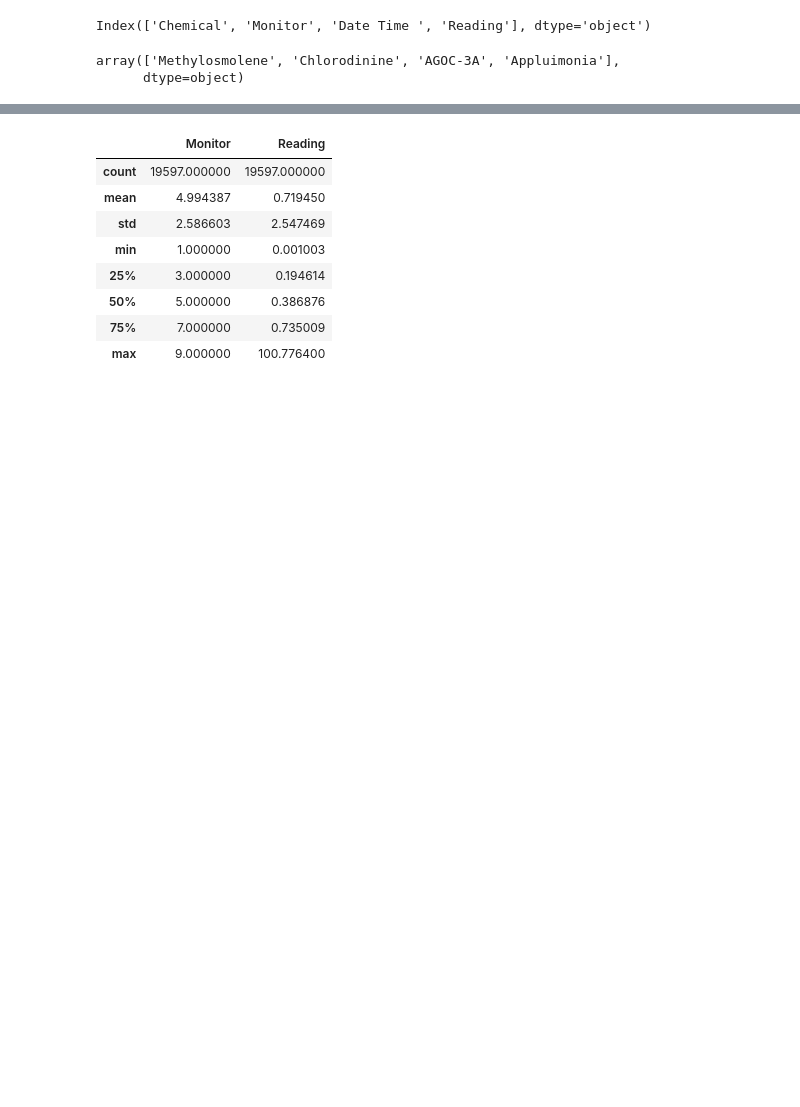
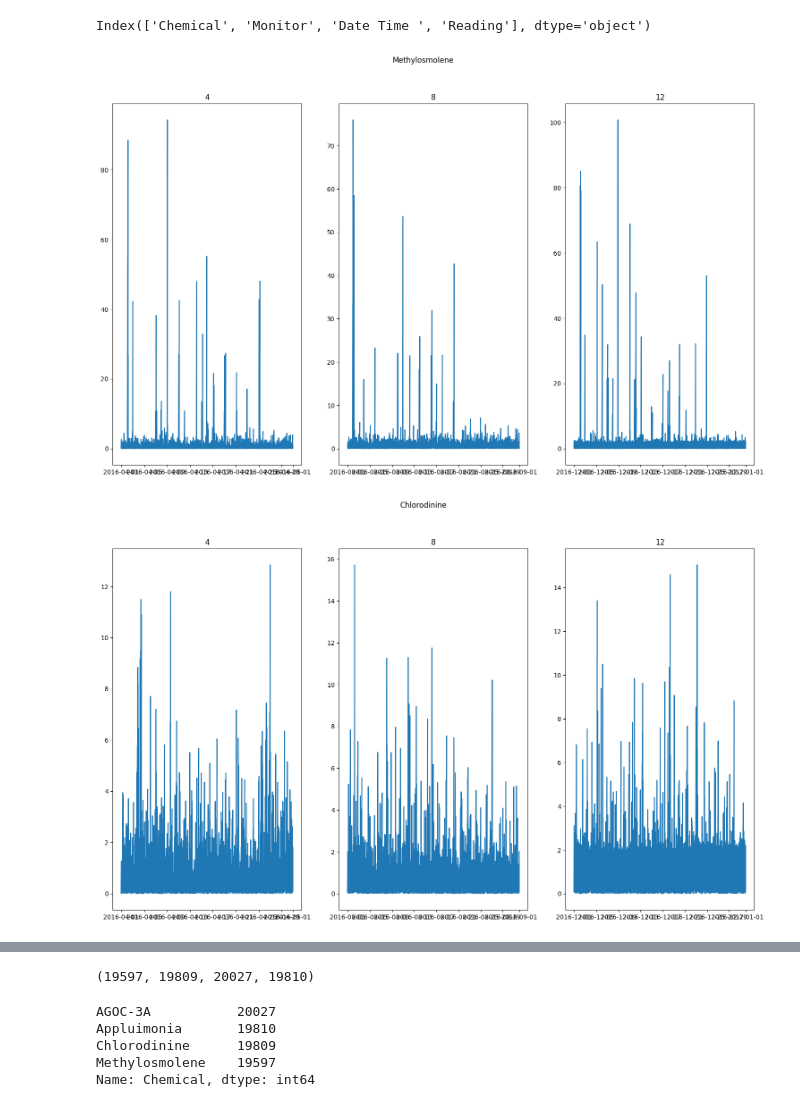
Before and after one commit to MaartenVanSluijs/visual-analytics-dashboard, a Jupyter notebook: src/notebooks/processing.ipynb, the cells around one changed output, grey strips where cells are left out. Drawn from its saved outputs; the diff is of its cells as text; code cells hidden in the pictures; blank space fills up the shorter version.

Commit message:
added first plot

```diff
--- a/src/notebooks/processing.ipynb
+++ b/src/notebooks/processing.ipynb
@@ -128,8 +159,18 @@ Index(['Chemical', 'Monitor', 'Date Time ', 'Reading'], dtype='object')
 sensor_times = df_sensor['Date Time '].unique()
 chemicals = df_sensor['Chemical'].unique()
 monitors = df_sensor['Monitor'].unique()
-# %%
-chemicals
-# %% [output]
-array(['Methylosmolene', 'Chlorodinine', 'AGOC-3A', 'Appluimonia'],
-      dtype=object)
+# %%
+# plot the readings of the chemicals over time with a diferent color for each chemical for each chemical split the data into 3 plots next to eachother for month 4, 8, 12
+months = [4, 8, 12]
+for chemical in chemicals:
+    fig, ax = plt.subplots(1, 3)
+    for index, month in enumerate(months):
+        df_chemical_month = df_sensor[(df_sensor['Chemical'] == chemical) & (df_sensor['Date Time '].dt.month == month)]
+        ax[index].plot(df_chemical_month['Date Time '], df_chemical_month['Reading'])
+        ax[index].set_title(str(month))
+    # adjust size of figure
+    fig.set_size_inches(18.5, 10.5)
+    fig.suptitle(chemical)
+# %% [output]
+[figure, added]
+[figure, added]
@@ -139,16 +182,17 @@ df_meth = df_sensor[df_sensor['Chemical'] == chemicals[0]]
 df_chlor = df_sensor[df_sensor['Chemical'] == chemicals[1]]
 df_agoc = df_sensor[df_sensor['Chemical'] == chemicals[2]]
 df_appl = df_sensor[df_sensor['Chemical'] == chemicals[3]]
-# %%
-# give summary statistics for each chemical and put it in a table
-df_meth.describe()
-# %% [output]
-|  | Monitor | Reading |
-| count | 19597.000000 | 19597.000000 |
-| mean | 4.994387 | 0.719450 |
-| std | 2.586603 | 2.547469 |
-| min | 1.000000 | 0.001003 |
-| 25% | 3.000000 | 0.194614 |
-| 50% | 5.000000 | 0.386876 |
-| 75% | 7.000000 | 0.735009 |
-| max | 9.000000 | 100.776400 |
+# %%
+# give the amount of rows in each dataframe in a list
+df_meth.shape[0], df_chlor.shape[0], df_agoc.shape[0], df_appl.shape[0]
+# %% [output]
+(19597, 19809, 20027, 19810)
+# %%
+# give the amount of occurences of each monitot in a list
+df_sensor['Chemical'].value_counts()
+# %% [output]
+AGOC-3A           20027
+Appluimonia       19810
+Chlorodinine      19809
+Methylosmolene    19597
+Name: Chemical, dtype: int64
```
Also changed, not shown: parts of 10 cells of this notebook, 29 other files.
